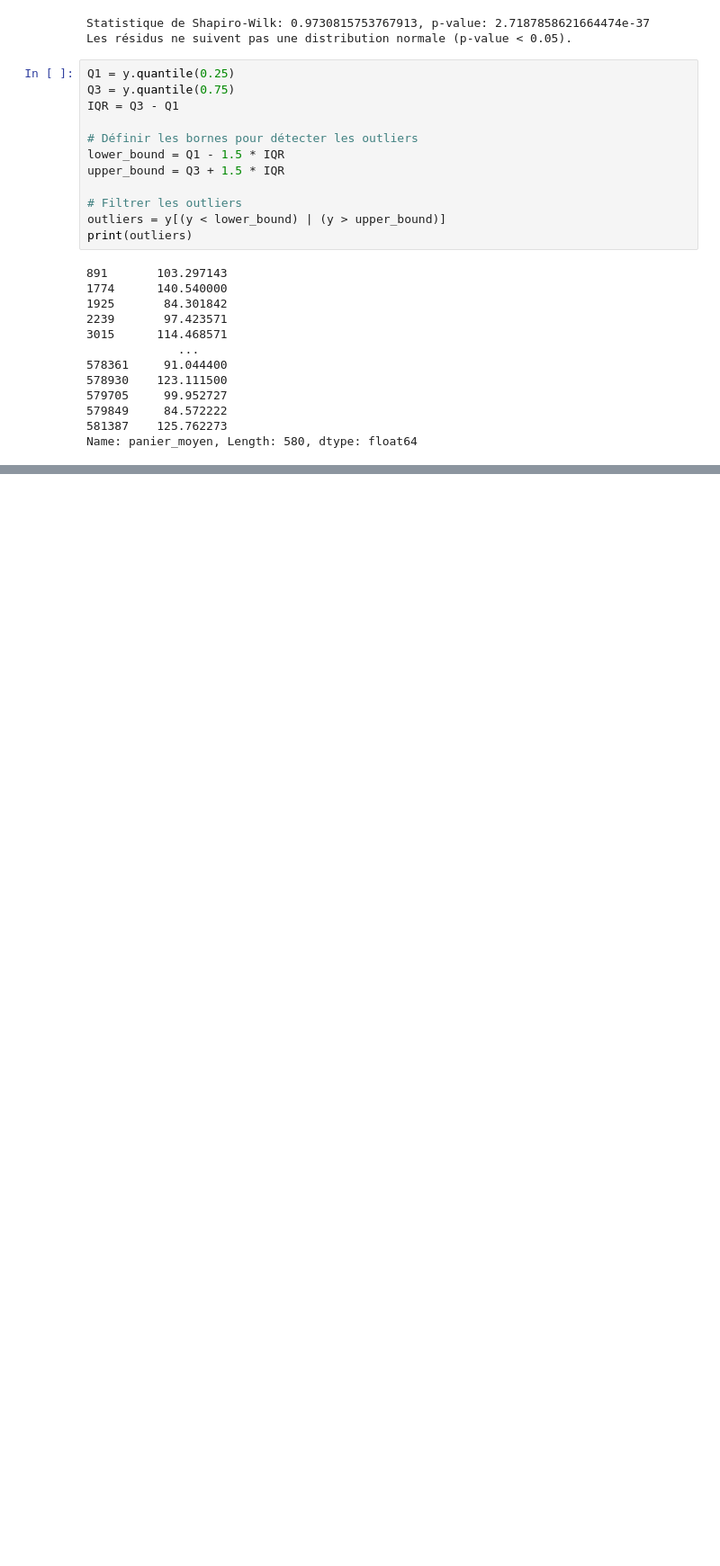
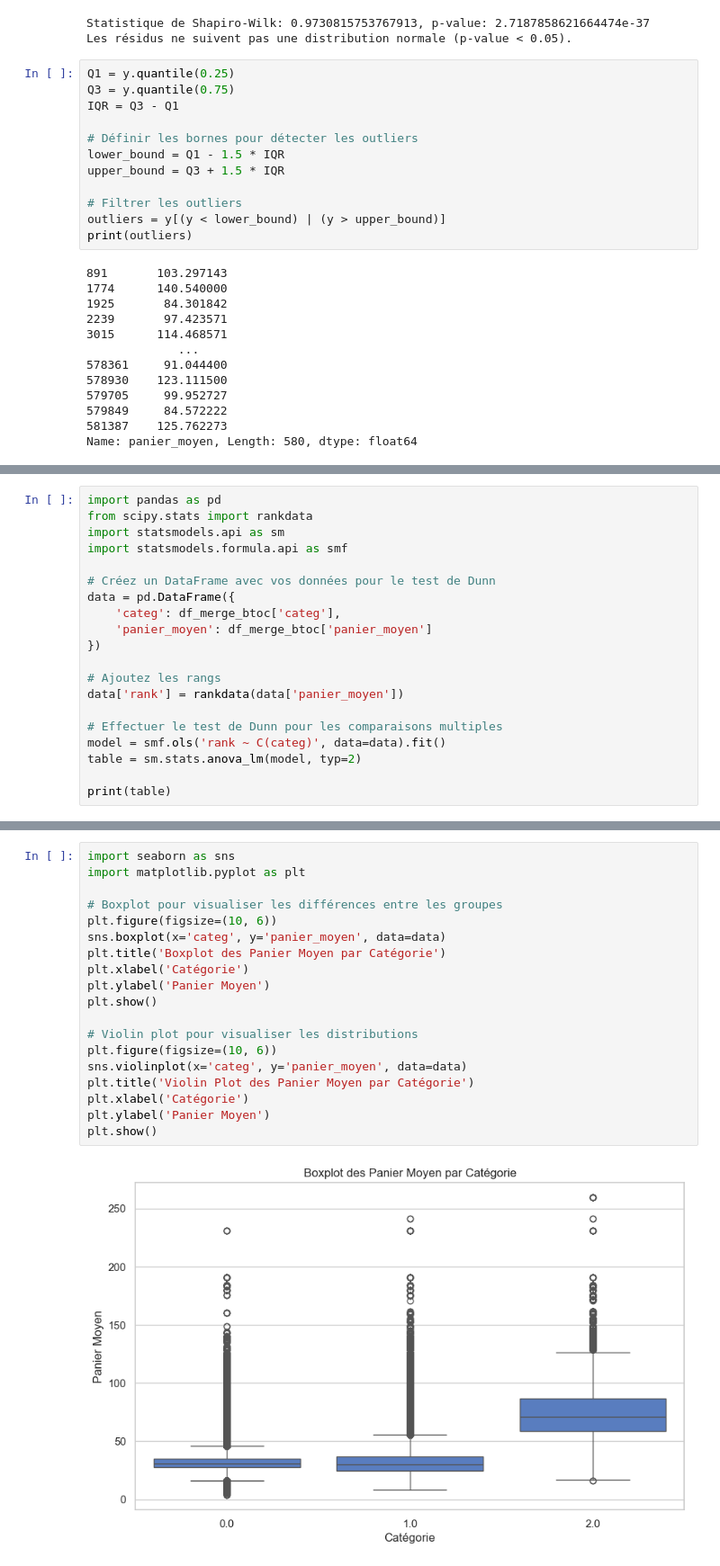
Before and after one commit to obenmaha/analyse-ventes-librairie, a Jupyter notebook: Analyse des Vente_V3.ipynb, the cells around one changed output, grey strips where cells are left out. Shown at 90% size. Drawn from its saved outputs; the diff is of its cells as text; blank space fills up the shorter version.

```diff
--- a/Analyse des Vente_V3.ipynb
+++ b/Analyse des Vente_V3.ipynb
@@ -2163,0 +2186,20 @@ If the model instance has been used for another fit with different fit parameter
+# %%
+import pandas as pd
+from scipy.stats import rankdata
+import statsmodels.api as sm
+import statsmodels.formula.api as smf
+
+# Créez un DataFrame avec vos données pour le test de Dunn
+data = pd.DataFrame({
+    'categ': df_merge_btoc['categ'],
+    'panier_moyen': df_merge_btoc['panier_moyen']
+})
+
+# Ajoutez les rangs
+data['rank'] = rankdata(data['panier_moyen'])
+
+# Effectuer le test de Dunn pour les comparaisons multiples
+model = smf.ols('rank ~ C(categ)', data=data).fit()
+table = sm.stats.anova_lm(model, typ=2)
+
+print(table)
@@ -2163,0 +2221,21 @@ If the model instance has been used for another fit with different fit parameter
+# %%
+import seaborn as sns
+import matplotlib.pyplot as plt
+
+# Boxplot pour visualiser les différences entre les groupes
+plt.figure(figsize=(10, 6))
+sns.boxplot(x='categ', y='panier_moyen', data=data)
+plt.title('Boxplot des Panier Moyen par Catégorie')
+plt.xlabel('Catégorie')
+plt.ylabel('Panier Moyen')
+plt.show()
+
+# Violin plot pour visualiser les distributions
+plt.figure(figsize=(10, 6))
+sns.violinplot(x='categ', y='panier_moyen', data=data)
+plt.title('Violin Plot des Panier Moyen par Catégorie')
+plt.xlabel('Catégorie')
+plt.ylabel('Panier Moyen')
+plt.show()
+# %% [output]
+[figure, added]
```
Also changed, not shown: parts of 12 cells of this notebook.
